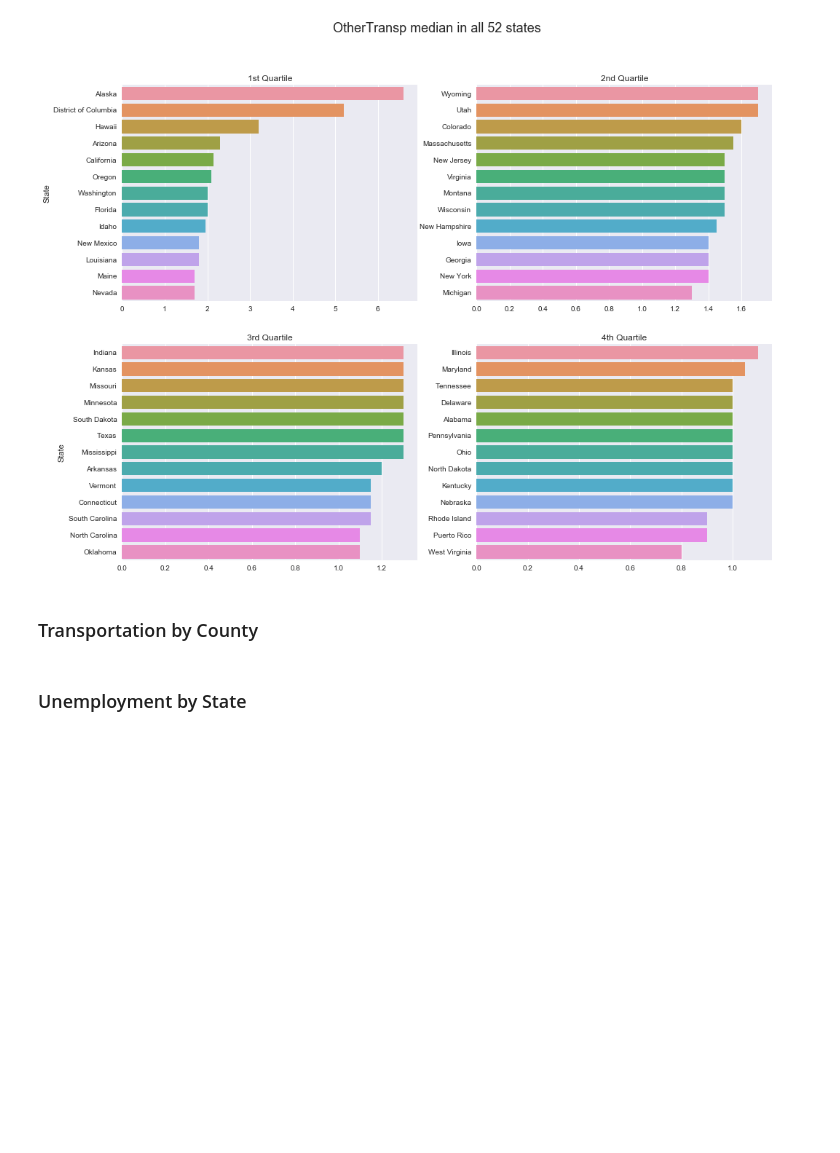
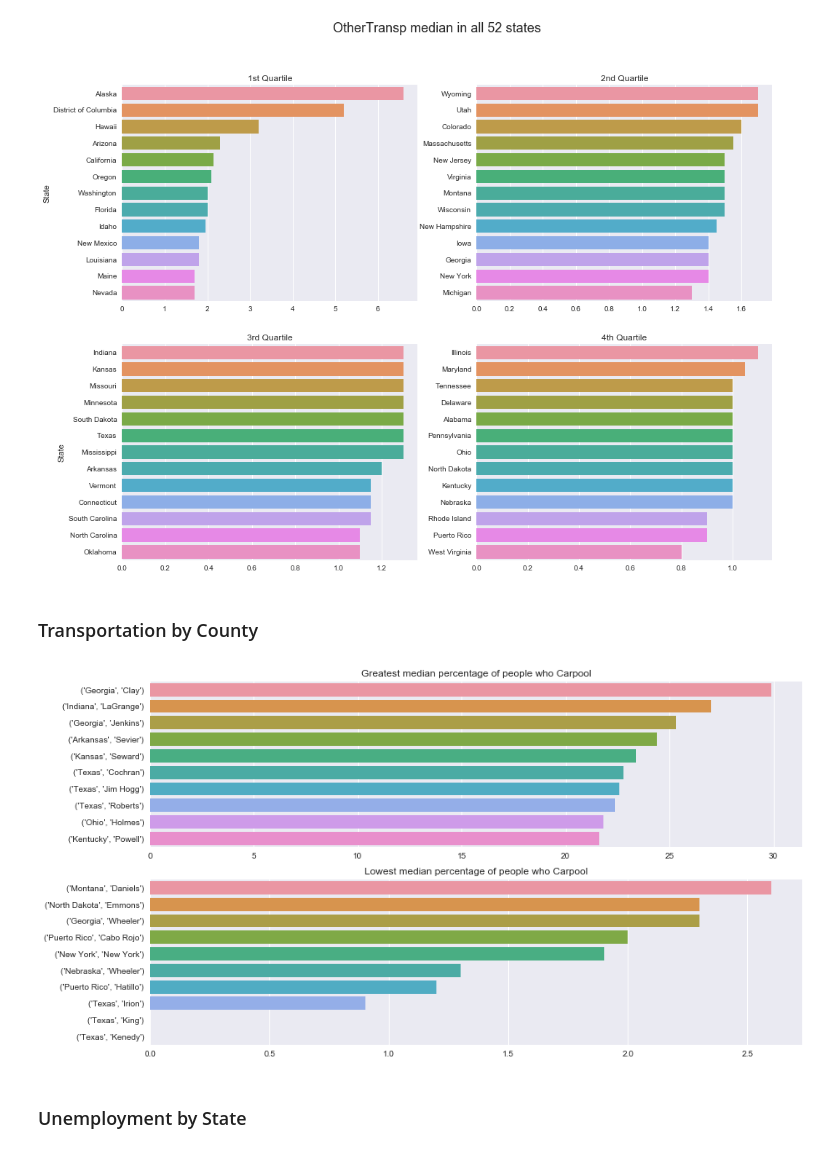
Before and after one commit to pstetz/Kaggle, a Jupyter notebook: in_progress/census/state_focus.ipynb, the cells around one changed output. Saved outputs shown, nothing was run; the diff lists cells and outputs as text; code cells hidden in the pictures; blank space fills up the shorter version.

```diff
--- a/in_progress/census/state_focus.ipynb
+++ b/in_progress/census/state_focus.ipynb
@@ -128,24 +128,26 @@ _ = sns.barplot(x=data.values, y=data.index, ax=axarr[1][1]).set(title="4th Quar
 # %%
 transportations = ['Drive', 'Carpool', 'Transit', 'Walk', 'OtherTransp']
 
 transportation = transportations[1]
 
-fig, axarr = plt.subplots(2, 1, figsize=(16, 8))
+fig, axarr = plt.subplots(2, 1, figsize=(14, 8))
 fig.subplots_adjust(wspace=0.5)
 
 trans_pops = census.groupby(["State", "County"])[transportation].median().sort_values(ascending=False)
 
 data = trans_pops.head(10)
 (
     sns.barplot(x=data.values, y=data.index, ax=axarr[0])
        .set(title="Greatest median percentage of people who {}".format(transportation))
 )
 
 data = trans_pops.tail(10)
 _ = (
     sns.barplot(x=data.values, y=data.index, ax=axarr[1])
     .set(title="Lowest median percentage of people who {}".format(transportation))
 )
+# %% [output]
+[figure, added]
 # %% [markdown]
 ### Unemployment by State
 # %%
```
Also changed, not shown: 5 other files.
